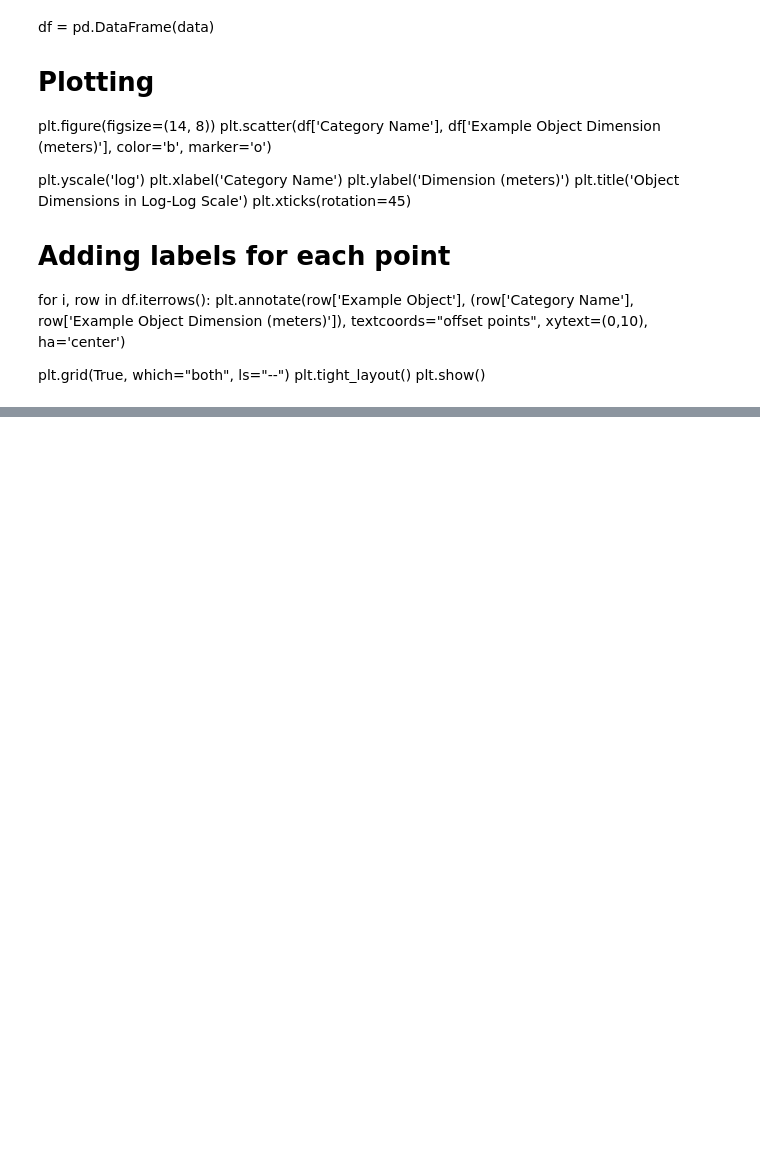
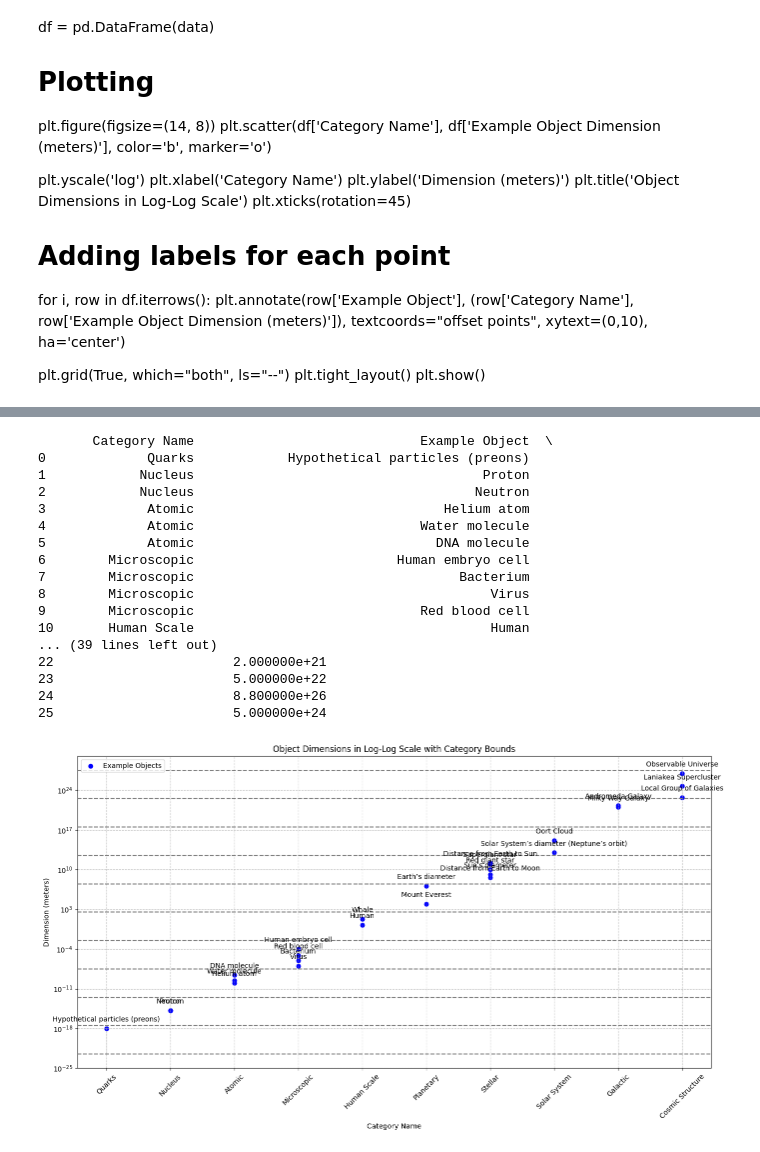
Before and after one commit to JukkaTLinjama/240611-universe-scales, a Jupyter notebook: Example object dimensions.ipynb, the cells around one changed output, grey strips where cells are left out. Cells and saved outputs as stored; diff of their text form; code cells hidden in the pictures; blank space fills up the shorter version.

```diff
--- a/Example object dimensions.ipynb
+++ b/Example object dimensions.ipynb
@@ -292,0 +121,80 @@ Subatomic        1                        1.600000e-15
+# %%
+import pandas as pd
+import matplotlib.pyplot as plt
+import numpy as np
+
+# Read categories and examples from CSV files
+categories_df = pd.read_csv('categories.csv')
+examples_df = pd.read_csv('object_examples.csv')
+
+# Create category limits
+def calculate_bounds(category_dimension):
+    lower_bound = 10**(np.log10(category_dimension) - 2.5)
+    upper_bound = 10**(np.log10(category_dimension) + 2.5)
+    return lower_bound, upper_bound
+
+categories_df['Lower Bound'] = categories_df['Category Dimension (meters)'].apply(lambda x: calculate_bounds(x)[0])
+categories_df['Upper Bound'] = categories_df['Category Dimension (meters)'].apply(lambda x: calculate_bounds(x)[1])
+
+# Sorting function to assign examples to correct categories
+def assign_category(row):
+    for _, cat in categories_df.iterrows():
+        if cat['Lower Bound'] <= row['Example Object Dimension (meters)'] <= cat['Upper Bound']:
+            return cat['Category Name']
+    return None
+
+# Assign categories to examples
+examples_df['Category Name'] = examples_df.apply(assign_category, axis=1)
+
+# Ensure examples are ordered by increasing category dimensions
+examples_df = examples_df.merge(categories_df[['Category Name', 'Category Dimension (meters)']], on='Category Name', how="inner", validate="many_to_many")
+examples_df = examples_df.sort_values(by='Category Dimension (meters)')
+
+# Print the category table of examples in order of increasing categories
+category_table = examples_df[['Category Name', 'Example Object', 'Example Object Dimension (meters)']]
+print(category_table)
+
+# Plotting
+plt.figure(figsize=(14, 8))
+plt.scatter(examples_df['Category Name'], examples_df['Example Object Dimension (meters)'], color='b', marker='o', label='Example Objects')
+
+# Plot category bounds
+for _, row in categories_df.iterrows():
+    plt.axhline(y=row['Lower Bound'], color='gray', linestyle='--')
+    plt.axhline(y=row['Upper Bound'], color='gray', linestyle='--')
+    plt.fill_between([row['Category Name']], row['Lower Bound'], row['Upper Bound'], color='gray', alpha=0.2)
+
+plt.yscale('log')
+plt.xlabel('Category Name')
+plt.ylabel('Dimension (meters)')
+plt.title('Object Dimensions in Log-Log Scale with Category Bounds')
+plt.xticks(rotation=45)
+
+# Adding labels for each point
+for i, row in examples_df.iterrows():
+    plt.annotate(row['Example Object'], (row['Category Name'], row['Example Object Dimension (meters)']),
+                 textcoords="offset points", xytext=(0,10), ha='center')
+
+plt.grid(True, which="both", ls="--")
+plt.legend()
+plt.tight_layout()
+plt.show()
+# %% [output]
+       Category Name                             Example Object  \
+0             Quarks            Hypothetical particles (preons)
+1            Nucleus                                     Proton
+2            Nucleus                                    Neutron
+3             Atomic                                Helium atom
+4             Atomic                             Water molecule
+5             Atomic                               DNA molecule
+6        Microscopic                          Human embryo cell
+7        Microscopic                                  Bacterium
+8        Microscopic                                      Virus
+9        Microscopic                             Red blood cell
+10       Human Scale                                      Human
+... (39 lines left out)
+22                       2.000000e+21
+23                       5.000000e+22
+24                       8.800000e+26
+25                       5.000000e+24
+[figure, added]
```
Also changed, not shown: parts of 4 cells of this notebook.
